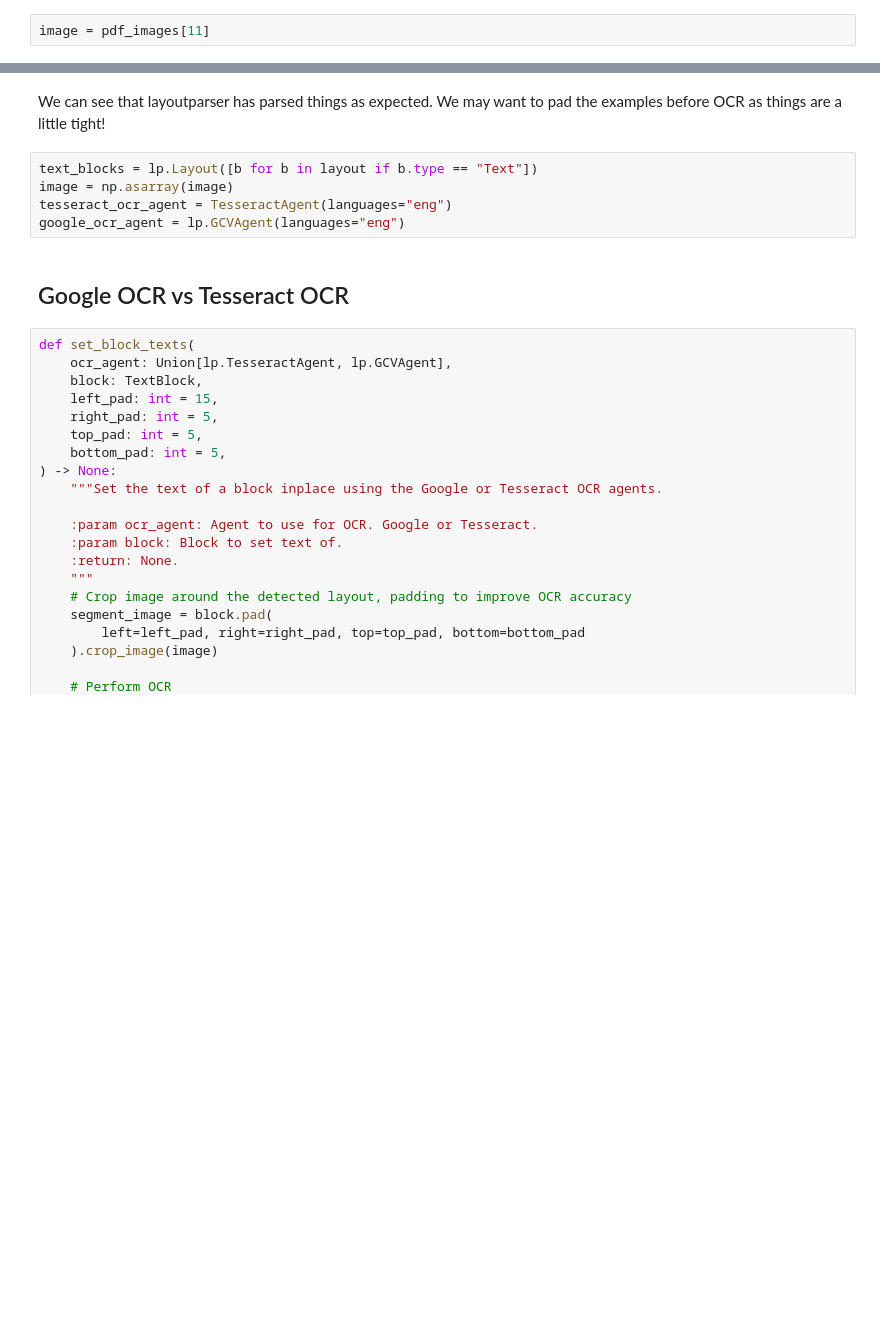
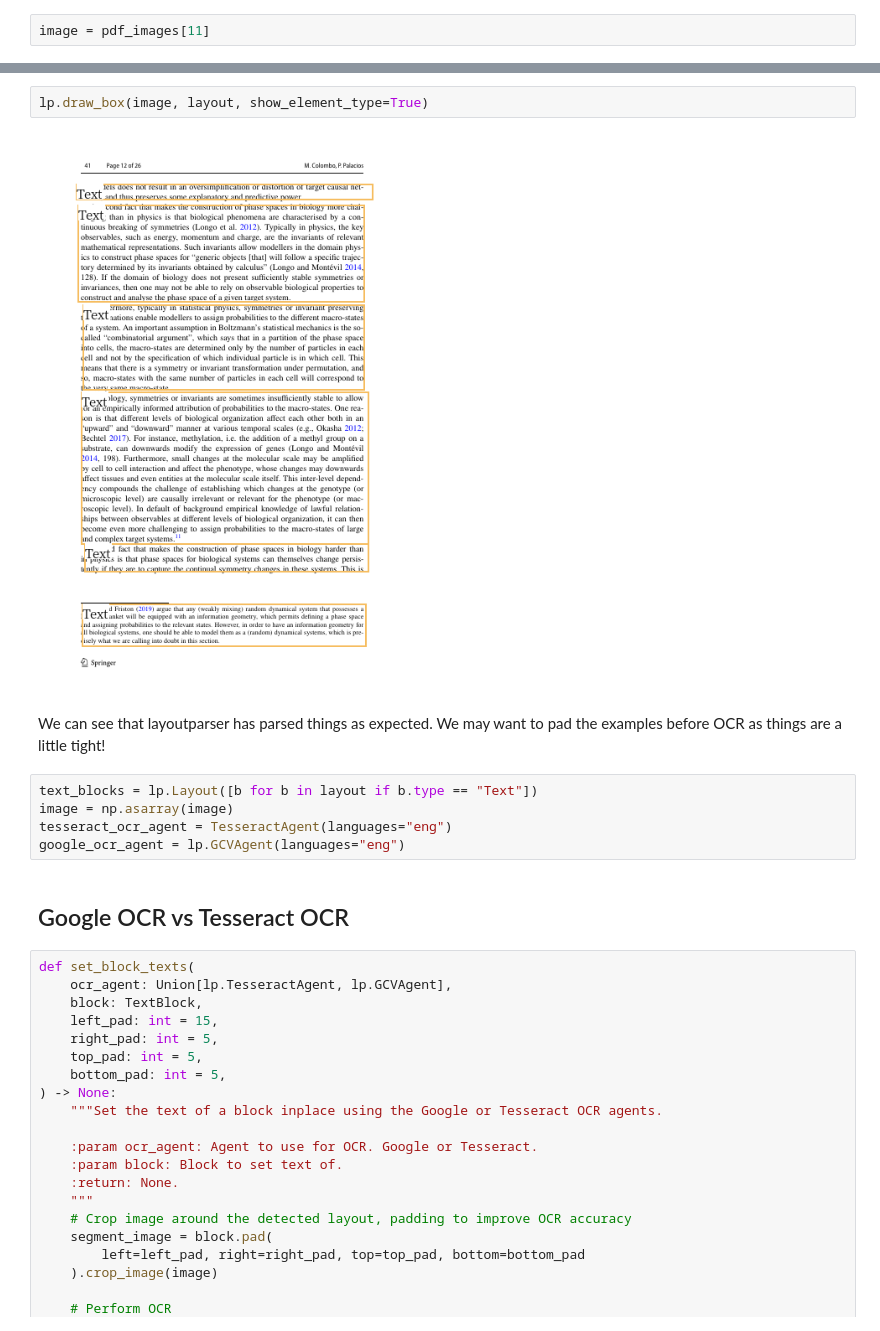
Before and after one commit to stefl14/autodidact, a Jupyter notebook: notebooks/test_layoutparser.py.ipynb, the cells around one changed output, grey strips where cells are left out. Drawn from its saved outputs; the diff is of its cells as text; blank space fills up the shorter version.

Commit message:
Add some ore experimental stuff to the layoutparser nb.

```diff
--- a/notebooks/test_layoutparser.py.ipynb
+++ b/notebooks/test_layoutparser.py.ipynb
@@ -35,3 +39,7 @@ lp.draw_box(image, layout)
+# %%
+lp.draw_box(image, layout, show_element_type=True)
+# %% [output]
+[figure, added]
 # %% [markdown]
 We can see that layoutparser has parsed things as expected. We may want to pad the examples before OCR as things are a little tight!
 # %%
```
Also changed, not shown: parts of 13 cells of this notebook.
